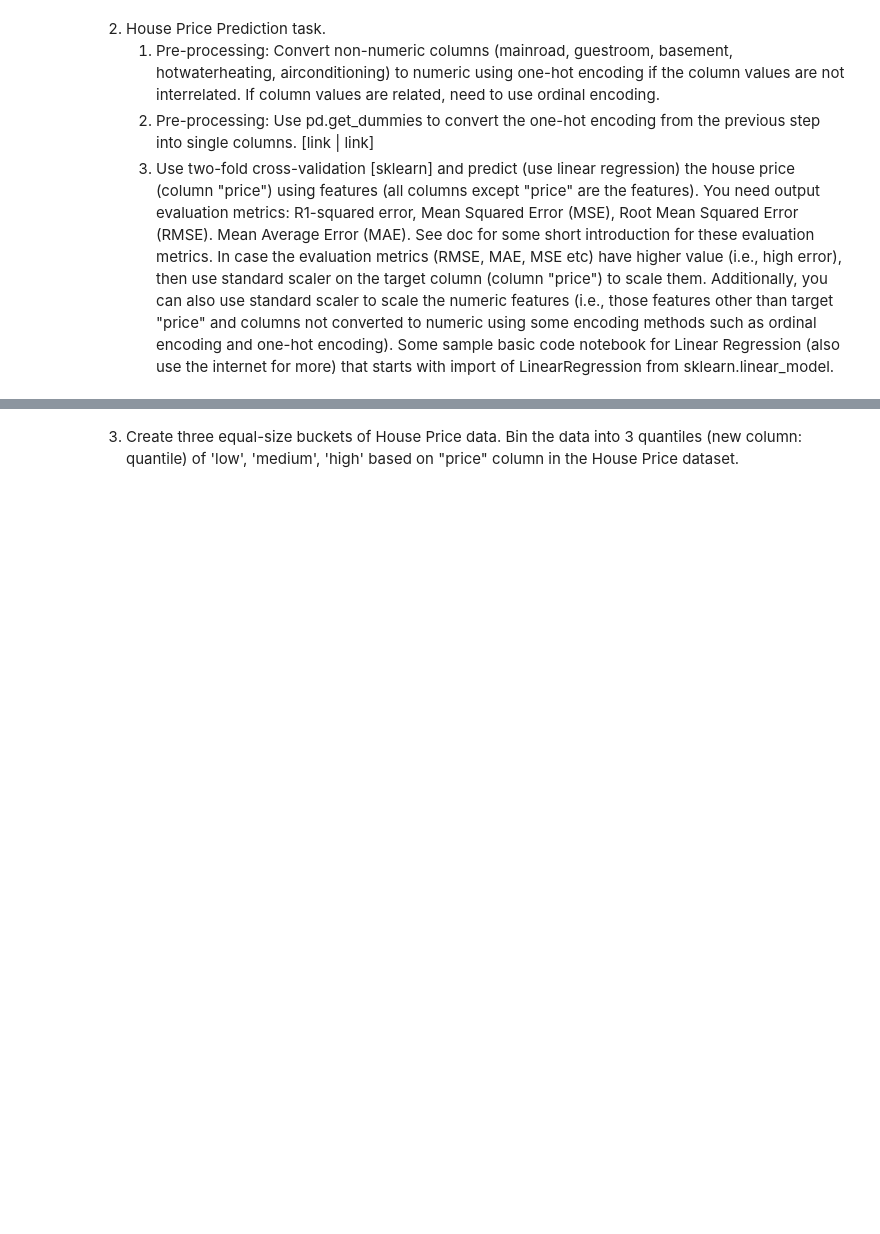
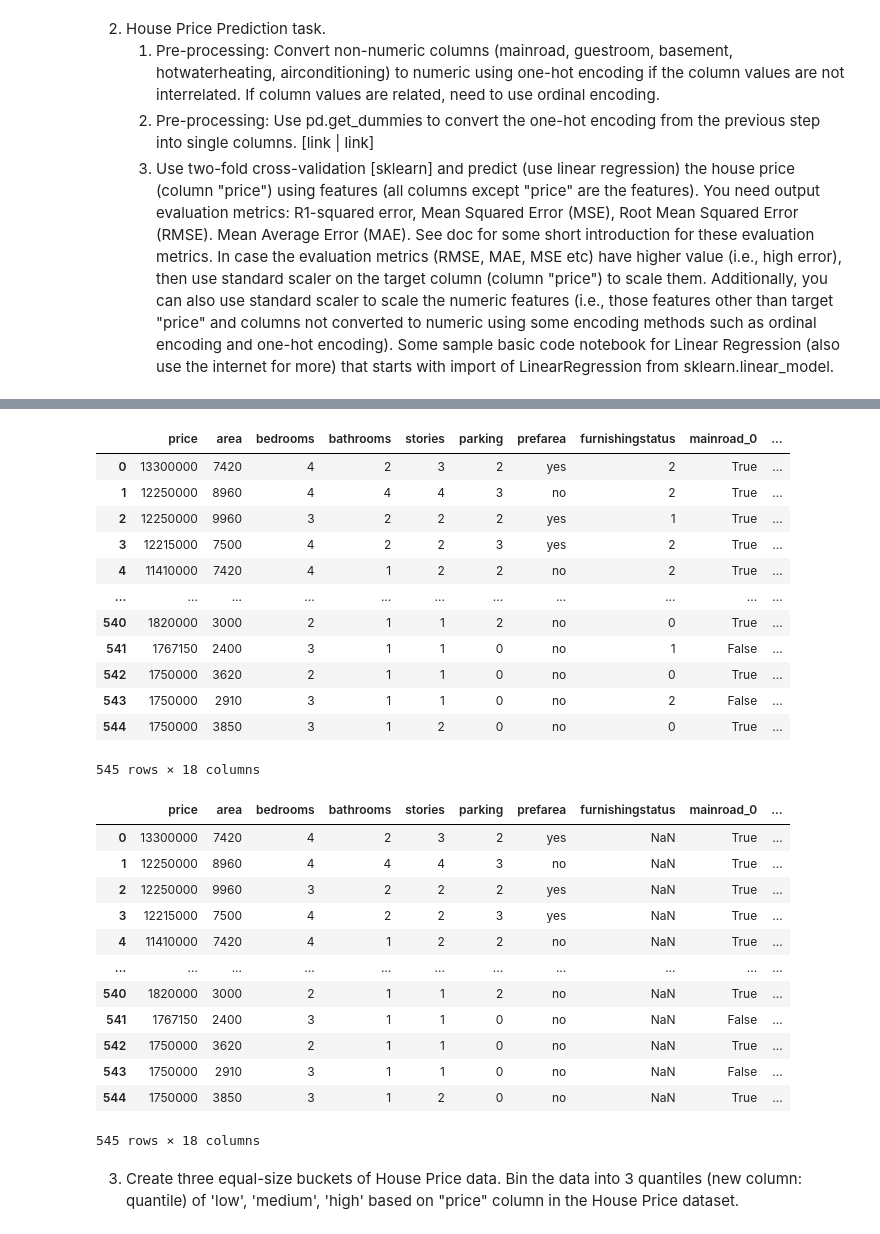
Before and after one commit to GNANASAMBANTHAN/GNANASAMBANTHAN, a Jupyter notebook: Mini_Project_6_(Ebola_Data_Analytics_+_Linear_Regression_House_Prediction_ML_Task).ipynb, the cells around one changed output, grey strips where cells are left out. Drawn from its saved outputs; the diff is of its cells as text; code cells hidden in the pictures; blank space fills up the shorter version.

```diff
--- a/Mini_Project_6_(Ebola_Data_Analytics_+_Linear_Regression_House_Prediction_ML_Task).ipynb
+++ b/Mini_Project_6_(Ebola_Data_Analytics_+_Linear_Regression_House_Prediction_ML_Task).ipynb
@@ -256,15 +256,20 @@ print(table)
     1. Pre-processing: Convert non-numeric columns (mainroad, guestroom, basement, hotwaterheating, airconditioning) to numeric using one-hot encoding if the column values are not interrelated. If column values are related, need to use ordinal encoding.
     2. Pre-processing: Use pd.get_dummies to convert the one-hot encoding from the previous step into single columns. [link | link]
     3. Use two-fold cross-validation [sklearn]  and predict (use linear regression) the house price (column "price") using features (all columns except "price" are the features). You need output evaluation metrics: R1-squared error, Mean Squared Error (MSE), Root Mean Squared Error (RMSE). Mean Average Error (MAE). See doc for some short introduction for these evaluation metrics. In case the evaluation metrics (RMSE, MAE, MSE etc) have higher value (i.e., high error), then use standard scaler on the target column (column "price") to scale them. Additionally, you can also use standard scaler to scale the numeric features (i.e., those features other than target "price" and columns not converted to numeric using some encoding methods such as ordinal encoding and one-hot encoding). Some sample basic code notebook for Linear Regression (also use the internet for more) that starts with import of LinearRegression from sklearn.linear_model.
-# %%
-import pandas as pd
-from sklearn.model_selection import train_test_split
-from sklearn.linear_model import LinearRegression
-from sklearn.metrics import mean_squared_error, r2_score, mean_absolute_error
-from sklearn.preprocessing import StandardScaler
-non_numeric_columns = ['mainroad', 'guestroom', 'basement', 'hotwaterheating', 'airconditioning']
-numeric_columns = ['price', 'area', 'bedrooms', 'bathrooms', 'stories', 'parking']
-df2 = pd.read_csv('/content/drive/MyDrive/Colab Notebooks/Housing.csv')
-df3 = pd.DataFrame(df2)
-for col in non_numeric_columns:
-    df3[col] = df3[col].map({'yes': 1, 'no': 0})
+# %%
+import pandas as pd
+from tabulate import tabulate
+use_one_hot_encoding = ['mainroad', 'guestroom', 'basement', 'hotwaterheating', 'airconditioning']
+valid_one_hot_columns = []
+for column in use_one_hot_encoding:
+    if column in df2.columns:
+        valid_one_hot_columns.append(column)
+    else:
+        print(f"Warning: Column '{column}' not found in DataFrame. Skipping...")
+df2 = pd.get_dummies(df2, columns=valid_one_hot_columns)
+display(pd.DataFrame(df2))
+if True:
+    use_ordinal_encoding = ['furnishingstatus']
+    df2['furnishingstatus'] = df2['furnishingstatus'].map({'furnished': 2, 'semi-furnished': 1, 'unfurnished': 0})
+    display(pd.DataFrame(df2))
+# %% [output]
@@ -271,2 +281,28 @@ for col in non_numeric_columns:
+|  | price | area | bedrooms | bathrooms | stories | parking | prefarea | furnishingstatus | mainroad_0 | ... |
+| 0 | 13300000 | 7420 | 4 | 2 | 3 | 2 | yes | 2 | True | ... |
+| 1 | 12250000 | 8960 | 4 | 4 | 4 | 3 | no | 2 | True | ... |
+| 2 | 12250000 | 9960 | 3 | 2 | 2 | 2 | yes | 1 | True | ... |
+| 3 | 12215000 | 7500 | 4 | 2 | 2 | 3 | yes | 2 | True | ... |
+| 4 | 11410000 | 7420 | 4 | 1 | 2 | 2 | no | 2 | True | ... |
+| ... | ... | ... | ... | ... | ... | ... | ... | ... | ... | ... |
+| 540 | 1820000 | 3000 | 2 | 1 | 1 | 2 | no | 0 | True | ... |
+| 541 | 1767150 | 2400 | 3 | 1 | 1 | 0 | no | 1 | False | ... |
+| 542 | 1750000 | 3620 | 2 | 1 | 1 | 0 | no | 0 | True | ... |
+| 543 | 1750000 | 2910 | 3 | 1 | 1 | 0 | no | 2 | False | ... |
+| 544 | 1750000 | 3850 | 3 | 1 | 2 | 0 | no | 0 | True | ... |
+545 rows × 18 columns
+|  | price | area | bedrooms | bathrooms | stories | parking | prefarea | furnishingstatus | mainroad_0 | ... |
+| 0 | 13300000 | 7420 | 4 | 2 | 3 | 2 | yes | NaN | True | ... |
+| 1 | 12250000 | 8960 | 4 | 4 | 4 | 3 | no | NaN | True | ... |
+| 2 | 12250000 | 9960 | 3 | 2 | 2 | 2 | yes | NaN | True | ... |
+| 3 | 12215000 | 7500 | 4 | 2 | 2 | 3 | yes | NaN | True | ... |
+| 4 | 11410000 | 7420 | 4 | 1 | 2 | 2 | no | NaN | True | ... |
+| ... | ... | ... | ... | ... | ... | ... | ... | ... | ... | ... |
+| 540 | 1820000 | 3000 | 2 | 1 | 1 | 2 | no | NaN | True | ... |
+| 541 | 1767150 | 2400 | 3 | 1 | 1 | 0 | no | NaN | False | ... |
+| 542 | 1750000 | 3620 | 2 | 1 | 1 | 0 | no | NaN | True | ... |
+| 543 | 1750000 | 2910 | 3 | 1 | 1 | 0 | no | NaN | False | ... |
+| 544 | 1750000 | 3850 | 3 | 1 | 2 | 0 | no | NaN | True | ... |
+545 rows × 18 columns
 # %% [markdown]
 3. Create three equal-size buckets of House Price data. Bin the data into 3 quantiles (new column: quantile) of  'low', 'medium', 'high' based on "price" column in the House Price dataset.
```
Also changed, not shown: parts of 1 cell of this notebook.
